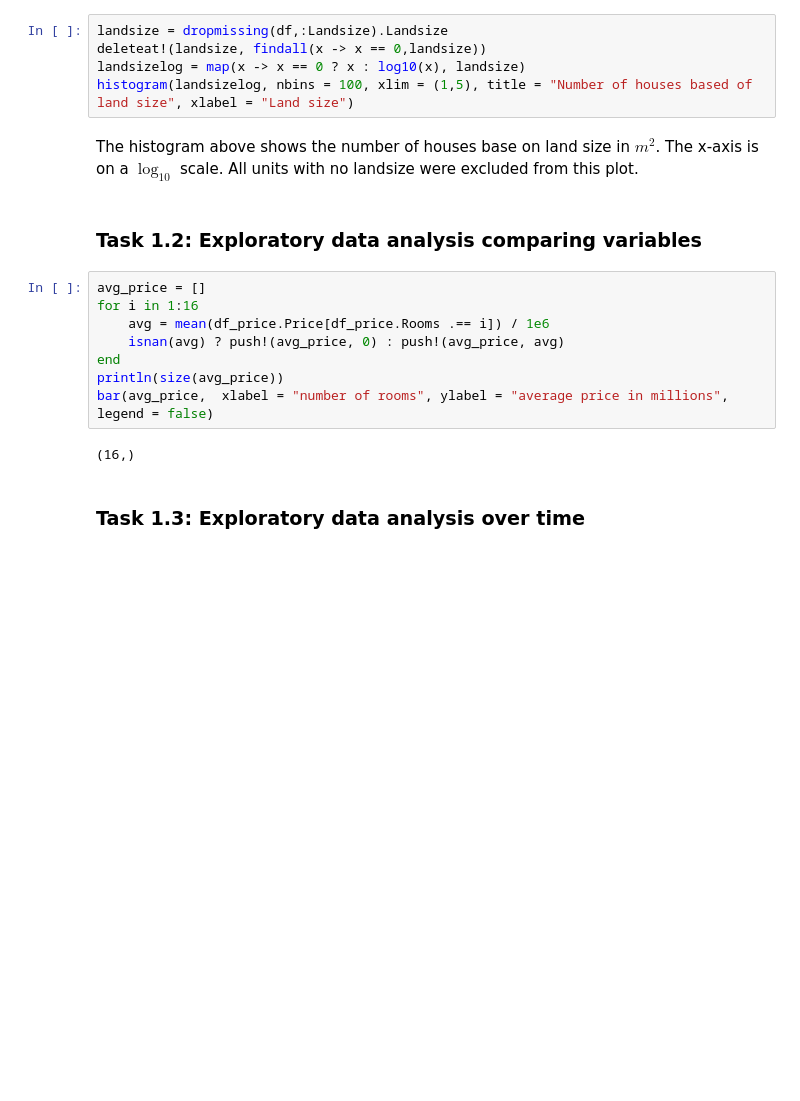
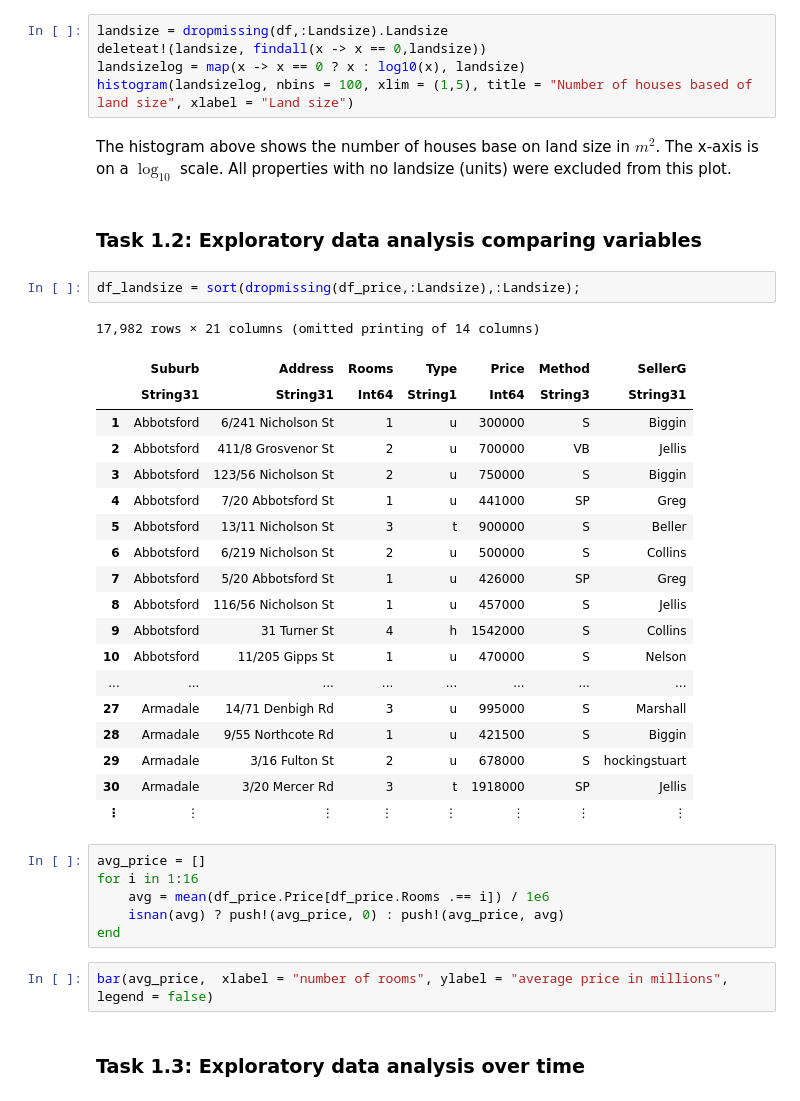
Before and after one commit to joshuacrook400/Joshua-Crook-2504-2022-PROJECT3, a Jupyter notebook: MelbourneHousing.ipynb, the cells around one changed output. Cells and saved outputs as stored; diff of their text form; blank space fills up the shorter version.

```diff
--- a/MelbourneHousing.ipynb
+++ b/MelbourneHousing.ipynb
@@ -44,18 +44,38 @@ deleteat!(landsize, findall(x -> x == 0,landsize))
 landsizelog = map(x -> x == 0 ? x : log10(x), landsize)
 histogram(landsizelog, nbins = 100, xlim = (1,5), title = "Number of houses based of land size", xlabel = "Land size")
 # %% [markdown]
-The histogram above shows the number of houses base on land size in $m^2$. The x-axis is on a $\log_{10}$ scale. All units with no landsize were excluded from this plot.
+The histogram above shows the number of houses base on land size in $m^2$. The x-axis is on a $\log_{10}$ scale. All properties with no landsize (units) were excluded from this plot.
 # %% [markdown]
 ### Task 1.2: Exploratory data analysis comparing variables
+# %%
+df_landsize = sort(dropmissing(df_price,:Landsize),:Landsize);
+# %% [output]
+17,982 rows × 21 columns (omitted printing of 14 columns)
+|  | Suburb | Address | Rooms | Type | Price | Method | SellerG |
+|  | String31 | String31 | Int64 | String1 | Int64 | String3 | String31 |
+| 1 | Abbotsford | 6/241 Nicholson St | 1 | u | 300000 | S | Biggin |
+| 2 | Abbotsford | 411/8 Grosvenor St | 2 | u | 700000 | VB | Jellis |
+| 3 | Abbotsford | 123/56 Nicholson St | 2 | u | 750000 | S | Biggin |
+| 4 | Abbotsford | 7/20 Abbotsford St | 1 | u | 441000 | SP | Greg |
+| 5 | Abbotsford | 13/11 Nicholson St | 3 | t | 900000 | S | Beller |
+| 6 | Abbotsford | 6/219 Nicholson St | 2 | u | 500000 | S | Collins |
+| 7 | Abbotsford | 5/20 Abbotsford St | 1 | u | 426000 | SP | Greg |
+| 8 | Abbotsford | 116/56 Nicholson St | 1 | u | 457000 | S | Jellis |
+| 9 | Abbotsford | 31 Turner St | 4 | h | 1542000 | S | Collins |
+| 10 | Abbotsford | 11/205 Gipps St | 1 | u | 470000 | S | Nelson |
+| ... | ... | ... | ... | ... | ... | ... | ... |
+| 27 | Armadale | 14/71 Denbigh Rd | 3 | u | 995000 | S | Marshall |
+| 28 | Armadale | 9/55 Northcote Rd | 1 | u | 421500 | S | Biggin |
+| 29 | Armadale | 3/16 Fulton St | 2 | u | 678000 | S | hockingstuart |
+| 30 | Armadale | 3/20 Mercer Rd | 3 | t | 1918000 | SP | Jellis |
+| ⋮ | ⋮ | ⋮ | ⋮ | ⋮ | ⋮ | ⋮ | ⋮ |
 # %%
 avg_price = []
 for i in 1:16
     avg = mean(df_price.Price[df_price.Rooms .== i]) / 1e6
     isnan(avg) ? push!(avg_price, 0) : push!(avg_price, avg)
 end
-println(size(avg_price))
-bar(avg_price,  xlabel = "number of rooms", ylabel = "average price in millions", legend = false)
-# %% [output]
-(16,)
+# %%
+bar(avg_price,  xlabel = "number of rooms", ylabel = "average price in millions", legend = false)
 # %% [markdown]
 ### Task 1.3: Exploratory data analysis over time
```
Also changed, not shown: parts of 6 cells of this notebook.
